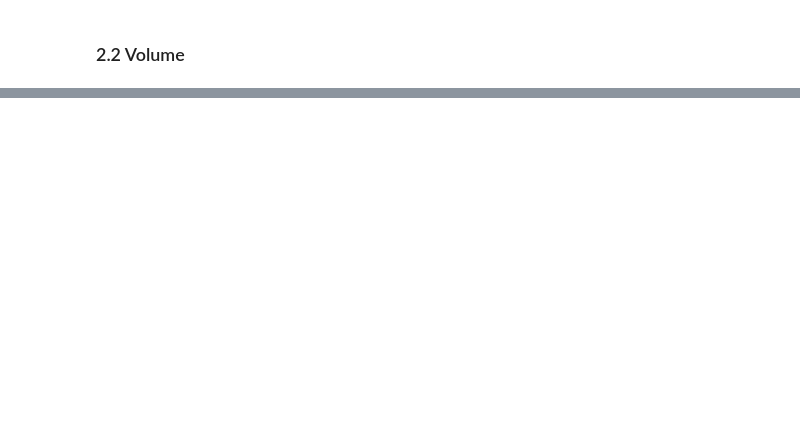
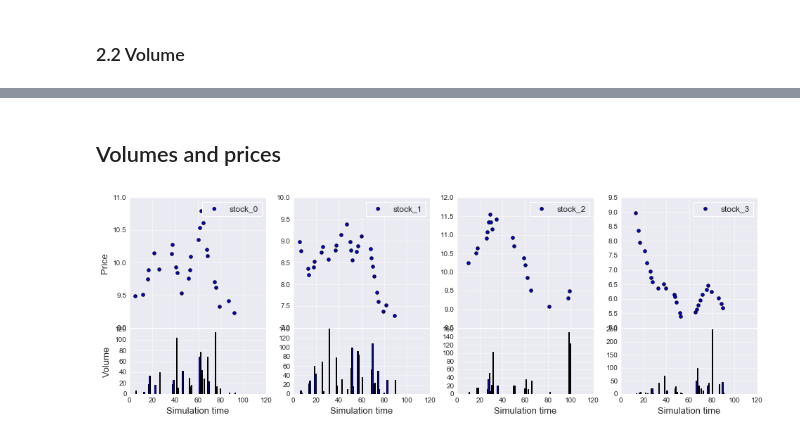
Before and after one commit to LCfP/Agent-Based-Stock-Market-Model, a Jupyter notebook: data_notebook.ipynb, the cells around one changed output, grey strips where cells are left out. Cells and saved outputs as stored; diff of their text form; code cells hidden in the pictures; blank space fills up the shorter version.

```diff
--- a/data_notebook.ipynb
+++ b/data_notebook.ipynb
@@ -368,0 +360,33 @@ fig.savefig('tradeVolumes.png')
+# %% [markdown]
+## Volumes and prices
+# %%
+# Three subplots sharing both x/y axes
+#fig, ((ax1, ax2)) = plt.subplots(2, figsize=(6, 6), sharex=True,gridspec_kw={'height_ratios':[2,1]})
+fig, ((ax1, ax2, ax3, ax4), (ax5, ax6, ax7, ax8)) = plt.subplots(2, 4, figsize=(16,5), sharex=True, gridspec_kw={'height_ratios':[2,1]})
+priceAxes = (ax1, ax2, ax3, ax4)
+volumeAxes = (ax5, ax6, ax7, ax8)
+
+# priceAxes[0].scatter(pricesOvertime.index, pricesOvertime['stock_0'].apply(np.mean), c='b', label='stock_0')
+# volumeAxes[0].bar(volumesPerStock.index, volumesPerStock['stock_0'])
+
+
+for pAx, vAx, stock in list(zip(priceAxes, volumeAxes, STOCKS)):
+    pAx.scatter(pricesOvertime.index, pricesOvertime[stock].apply(np.mean), label=stock)
+    vAx.bar(volumesPerStock.index, volumesPerStock[stock])
+
+for vAx in volumeAxes:
+    vAx.set_xlabel('Simulation time', fontsize='13')
+
+ax1.set_ylabel('Price', fontsize='13')
+ax5.set_ylabel('Volume', fontsize='13')
+
+# Fine-tune figure; make subplots close to each other and hide x ticks for
+# all but bottom plot.
+fig.subplots_adjust(hspace=0.01)
+#plt.setp([a.get_xticklabels() for a in f.axes[:-1]], visible=False)
+for pAx in priceAxes:
+    pAx.legend(frameon=True, loc='best')
+
+fig.savefig('volumesAndPrices.png')
+# %% [output]
+[figure, added]
```
Also changed, not shown: parts of 13 cells of this notebook, 2 other files.
